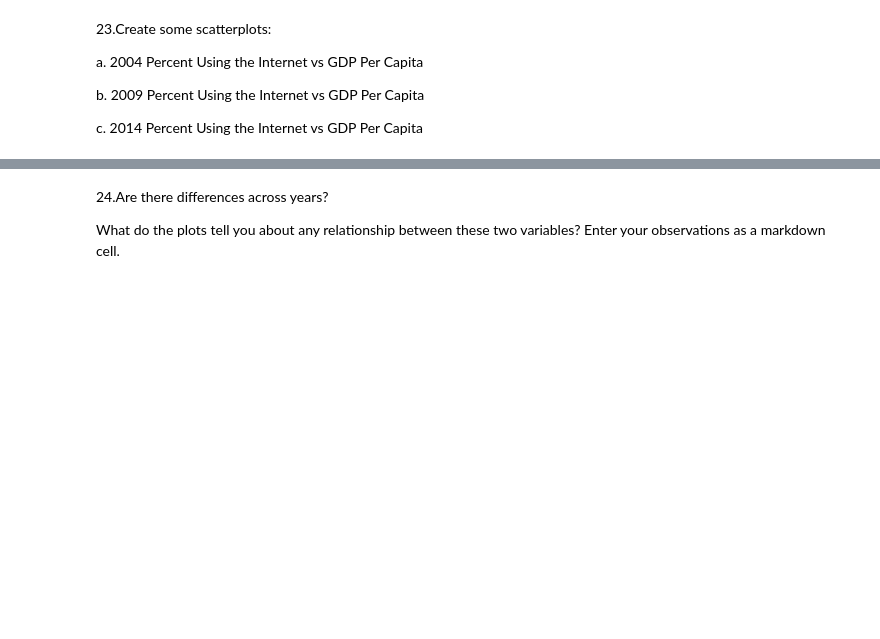
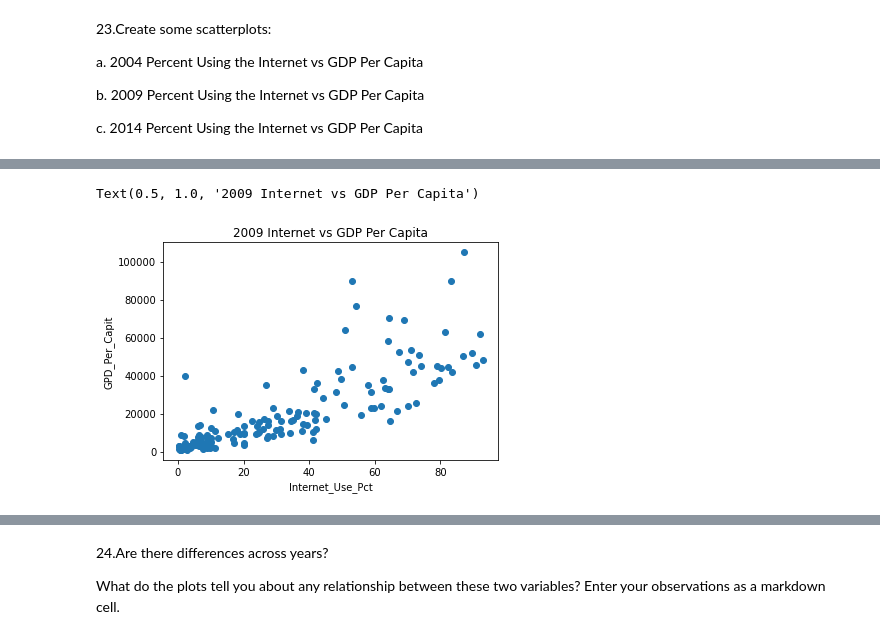
Before and after one commit to ryan-h-maurer/gdp-and-internet-usage-Ryan-Maurer, a Jupyter notebook: notebook/un_gdp_and_internet_usage.ipynb, the cells around one changed output, grey strips where cells are left out. Saved outputs shown, nothing was run; the diff lists cells and outputs as text; code cells hidden in the pictures; blank space fills up the shorter version.

```diff
--- a/notebook/un_gdp_and_internet_usage.ipynb
+++ b/notebook/un_gdp_and_internet_usage.ipynb
@@ -215,0 +289,8 @@ c. 2014 Percent Using the Internet vs GDP Per Capita
+# %%
+plt.scatter(gdp_iu_2009.Internet_Users_Pct,gdp_iu_2009.GDP_Per_Capita)
+plt.xlabel('Internet_Use_Pct')
+plt.ylabel('GPD_Per_Capit')
+plt.title('2009 Internet vs GDP Per Capita')
+# %% [output]
+Text(0.5, 1.0, '2009 Internet vs GDP Per Capita')
+[figure, added]
```
Also changed, not shown: parts of 36 cells of this notebook, 1 other file.
